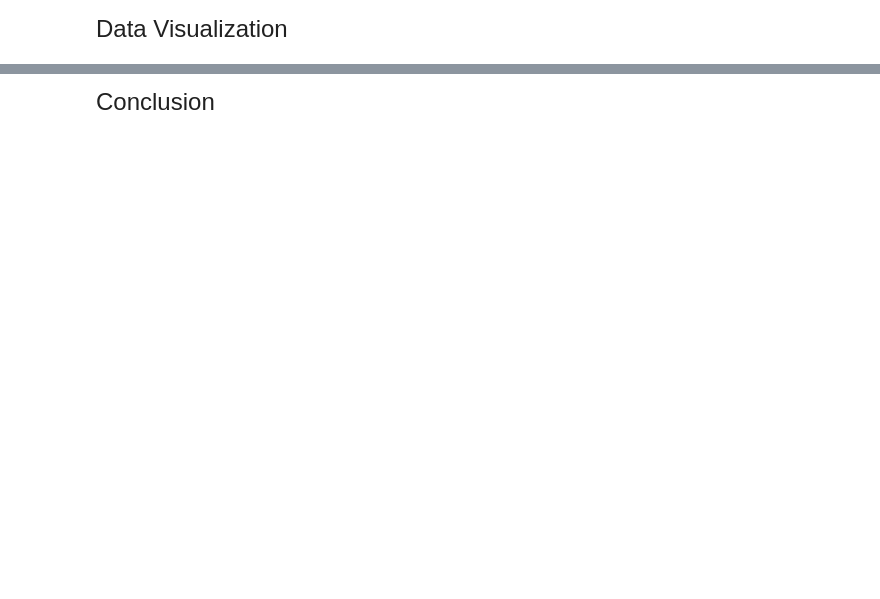
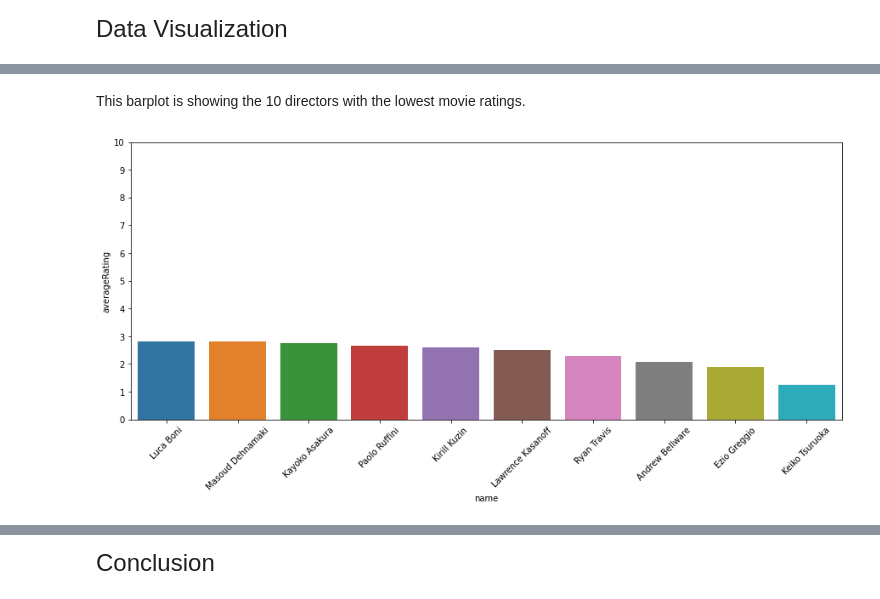
Before and after one commit to pjlannoo/Movie-Data-Analysis-Project, a Jupyter notebook: Notebooks/General Notebook.ipynb, the cells around one changed output, grey strips where cells are left out. Cells and saved outputs as stored; diff of their text form; code cells hidden in the pictures; blank space fills up the shorter version.

```diff
--- a/Notebooks/General Notebook.ipynb
+++ b/Notebooks/General Notebook.ipynb
@@ -25,0 +193,10 @@ import matplotlib as plt
+# %% [markdown]
+This barplot is showing the 10 directors with the lowest movie ratings.
+# %%
+fig,ax = plt.subplots(figsize=(15,6))
+
+sns.barplot(data=directordf[directordf['movieCount'] > 4][-10:],x='name',y='averageRating')
+plt.xticks(rotation=45);
+plt.yticks(range(11));
+# %% [output]
+[figure, added]
```
Also changed, not shown: parts of 34 cells of this notebook.
